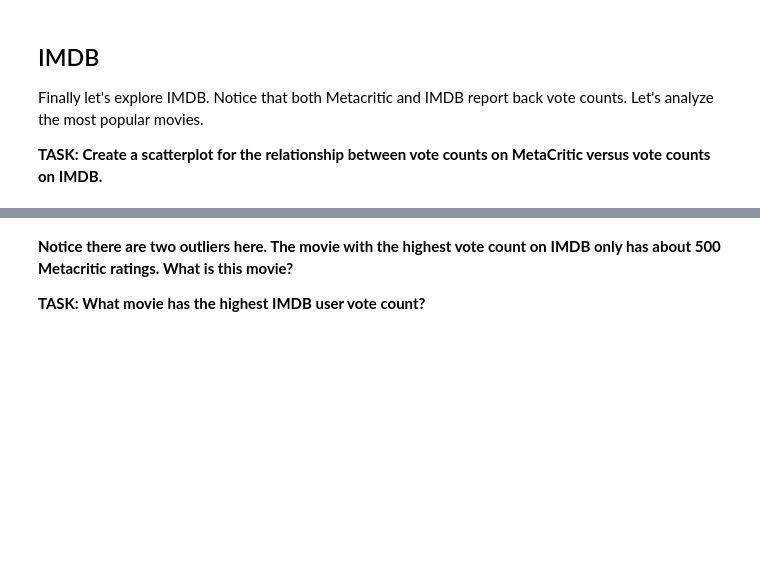
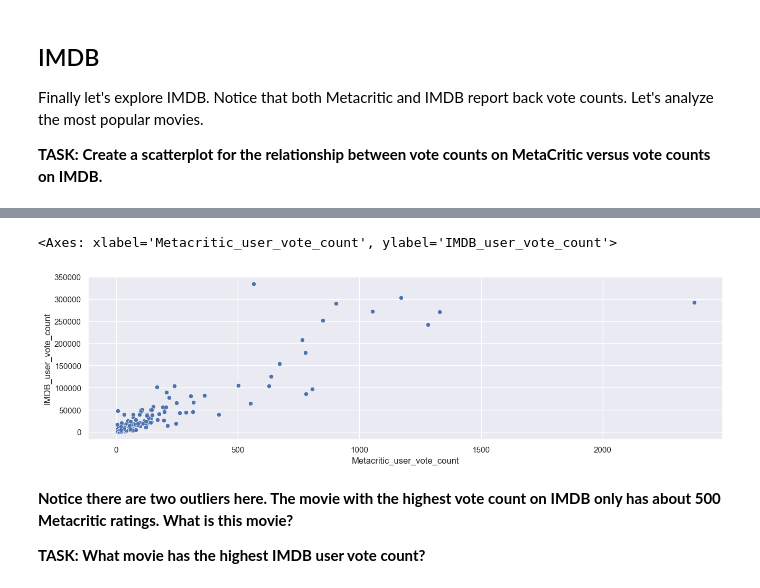
Before and after one commit to RRFteixeira/Python-for-Machine-Learning-and-Data-Science-Masterclass, a Jupyter notebook: 06-Capstone-Project/00-Capstone-Project.ipynb, the cells around one changed output, grey strips where cells are left out. Saved outputs shown, nothing was run; the diff lists cells and outputs as text; code cells hidden in the pictures; blank space fills up the shorter version.

```diff
--- a/06-Capstone-Project/00-Capstone-Project.ipynb
+++ b/06-Capstone-Project/00-Capstone-Project.ipynb
@@ -509,3 +377,8 @@ Finally let's explore IMDB. Notice that both Metacritic and IMDB report back vot
+# %%
+sns.scatterplot(x='Metacritic_user_vote_count', y='IMDB_user_vote_count', data= all_sites)
+# %% [output]
+<Axes: xlabel='Metacritic_user_vote_count', ylabel='IMDB_user_vote_count'>
+[figure, added]
 # %% [markdown]
 **Notice there are two outliers here. The movie with the highest vote count on IMDB only has about 500 Metacritic ratings. What is this movie?**
 
```
Also changed, not shown: parts of 89 cells of this notebook.
